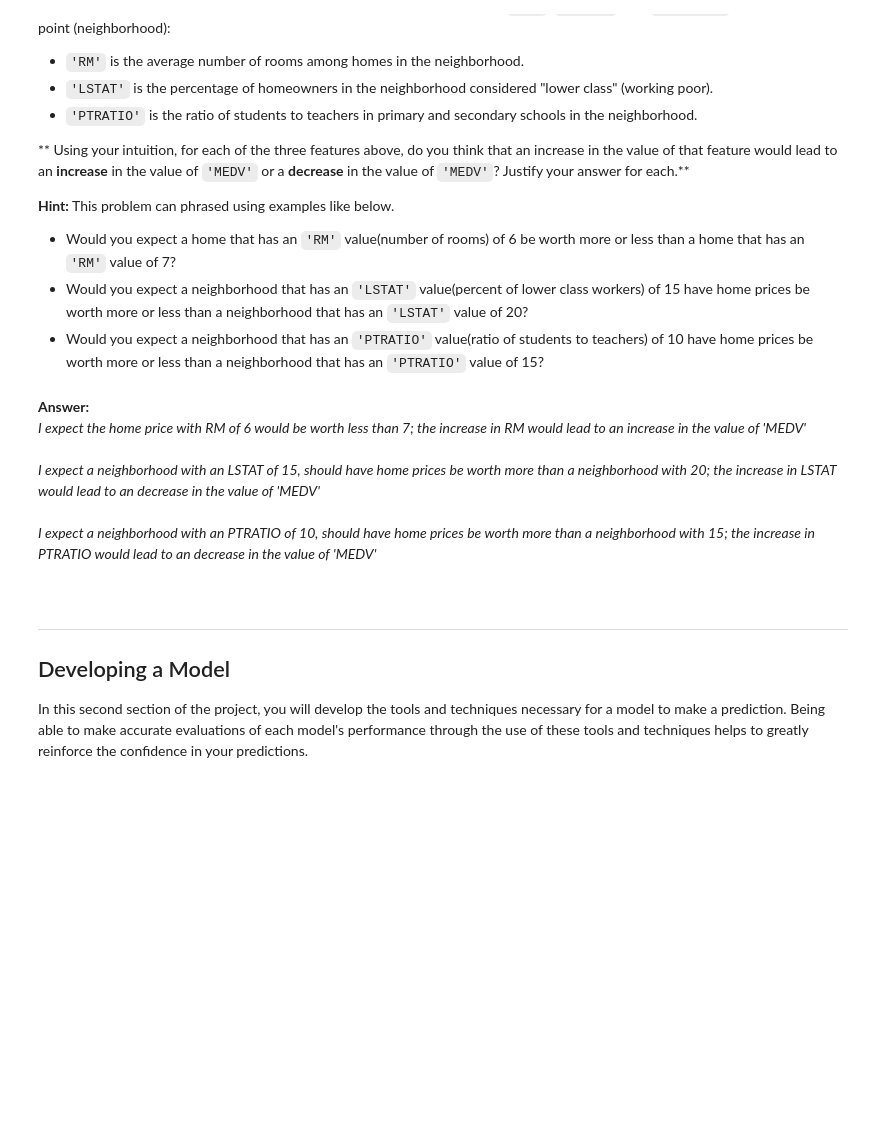
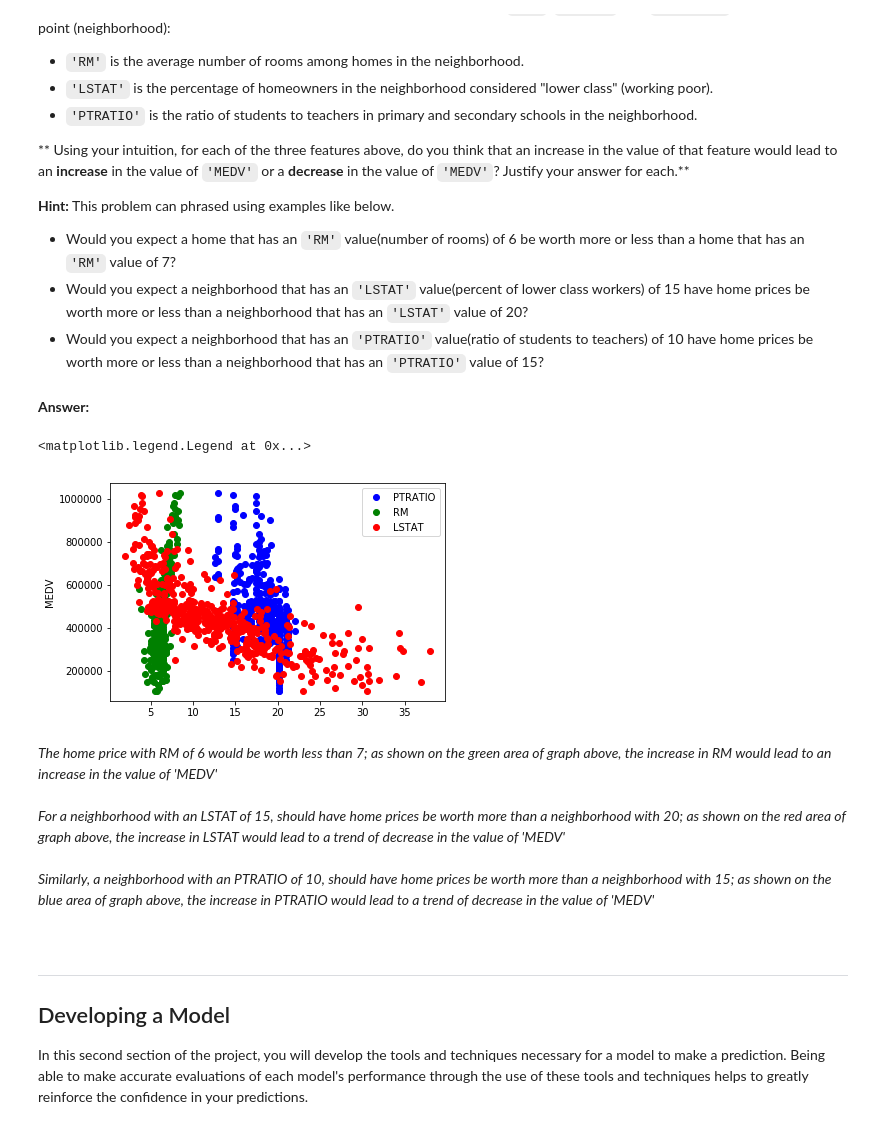
Before and after one commit to cupofjava2/machine-learning, a Jupyter notebook: projects/boston_housing/boston_housing.ipynb, the cells around one changed output. Saved outputs shown, nothing was run; the diff lists cells and outputs as text; code cells hidden in the pictures; blank space fills up the shorter version.

```diff
--- a/projects/boston_housing/boston_housing.ipynb
+++ b/projects/boston_housing/boston_housing.ipynb
@@ -97,11 +97,22 @@ As a reminder, we are using three features from the Boston housing dataset: `'RM
 * Would you expect a home that has an `'RM'` value(number of rooms) of 6 be worth more or less than a home that has an `'RM'` value of 7?
 * Would you expect a neighborhood that has an `'LSTAT'` value(percent of lower class workers) of 15 have home prices be worth more or less than a neighborhood that has an `'LSTAT'` value of 20?
 * Would you expect a neighborhood that has an `'PTRATIO'` value(ratio of students to teachers) of 10 have home prices be worth more or less than a neighborhood that has an `'PTRATIO'` value of 15?
+# %% [markdown]
+**Answer:**
+# %%
+import matplotlib.pyplot as plt
+plt.plot(features.PTRATIO , prices , 'bo', label='PTRATIO') # Blue, represents % of homeowners, or PTRATIO
+plt.plot(features.RM,prices,'go', label='RM') #Green, represents average number of rooms, or RM
+plt.plot(features.LSTAT , prices , 'ro', label='LSTAT') #RED, represents ratio of students to teachers, or LSTAT
+plt.ylabel('MEDV')
+plt.legend(loc='upper right')
+# %% [output]
+<matplotlib.legend.Legend at 0x...>
+[figure, added]
 # %% [markdown]
-**Answer:**<br>
-*I expect the home price with RM of 6 would be worth less than 7; the increase in RM would lead to an increase in the value of 'MEDV'*<br><br>
-*I expect a neighborhood with an LSTAT of 15, should have home prices be worth more than a neighborhood with 20; the increase in LSTAT would lead to an decrease in the value of 'MEDV'*<br><br>
-*I expect a neighborhood with an PTRATIO of 10, should have home prices be worth more than a neighborhood with 15; the increase in PTRATIO would lead to an decrease in the value of 'MEDV'* <br><br>
+*The home price with RM of 6 would be worth less than 7; as shown on the green area of graph above, the increase in RM would lead to an increase in the value of 'MEDV'*<br><br>
+*For a neighborhood with an LSTAT of 15, should have home prices be worth more than a neighborhood with 20; as shown on the red area of graph above, the increase in LSTAT would lead to a trend of decrease in the value of 'MEDV'*<br><br>
+*Similarly, a neighborhood with an PTRATIO of 10, should have home prices be worth more than a neighborhood with 15; as shown on the blue area of graph above, the increase in PTRATIO would lead to a trend of decrease in the value of 'MEDV'*<br><br>
 # %% [markdown]
 ----
 
```
Also changed, not shown: parts of 5 cells of this notebook, 1 other file.
